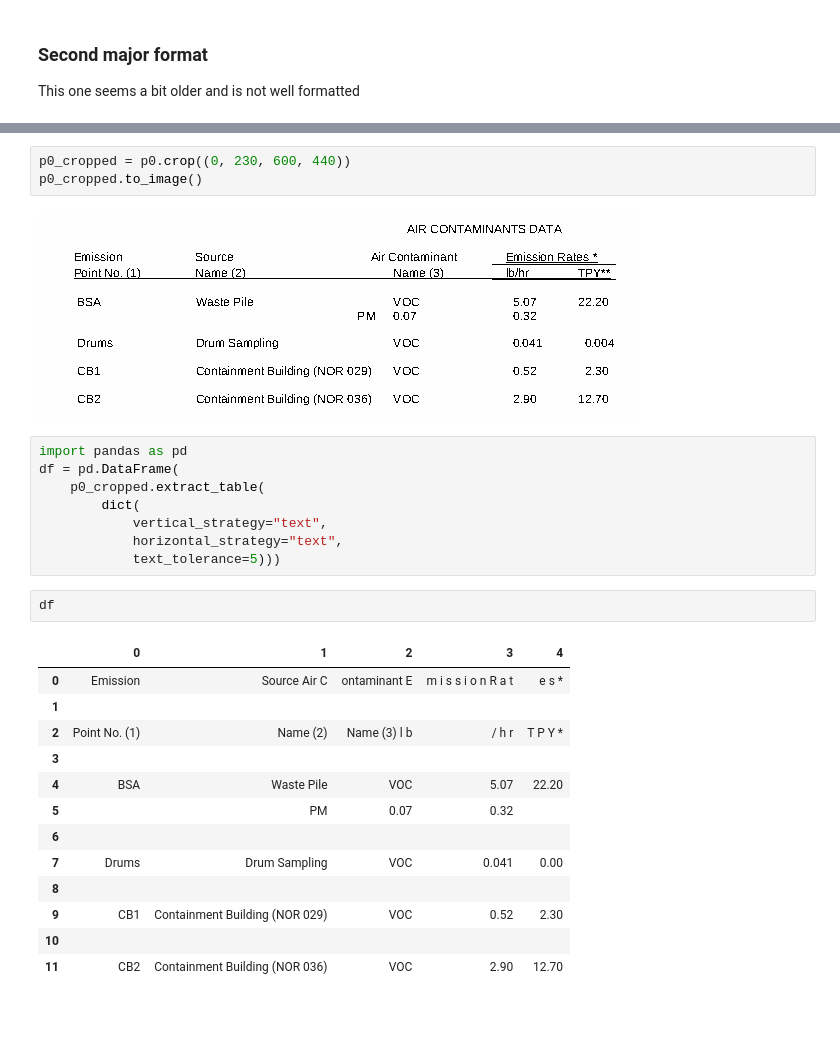
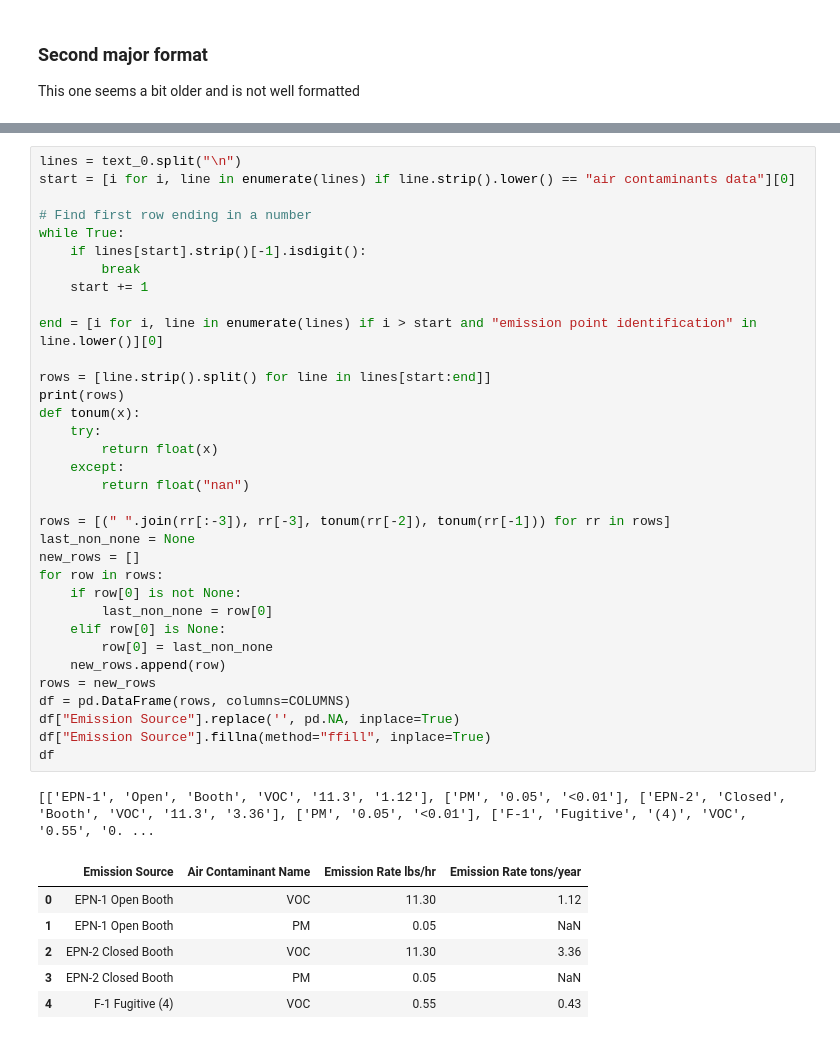
Before and after one commit to jrings/liberated_data, a Jupyter notebook: notebooks/pdf_plumbing.ipynb, the cells around one changed output, grey strips where cells are left out. Cells and saved outputs as stored; diff of their text form; blank space fills up the shorter version.

```diff
--- a/notebooks/pdf_plumbing.ipynb
+++ b/notebooks/pdf_plumbing.ipynb
@@ -67,29 +53,42 @@ im.draw_line(((0, 440), (600, 440)))
-# %%
-p0_cropped = p0.crop((0, 230, 600, 440))
-p0_cropped.to_image()
-# %% [output]
-[figure, removed]
-# %%
-import pandas as pd
-df = pd.DataFrame(
-    p0_cropped.extract_table(
-        dict(
-            vertical_strategy="text",
-            horizontal_strategy="text",
-            text_tolerance=5)))
-# %%
-df
-# %% [output]
-|  | 0 | 1 | 2 | 3 | 4 |
-| 0 | Emission | Source Air C | ontaminant E | m i s s i o n R a t | e s * |
-| 1 |  |  |  |  |  |
-| 2 | Point No. (1) | Name (2) | Name (3) l b | / h r | T P Y * |
-| 3 |  |  |  |  |  |
-| 4 | BSA | Waste Pile | VOC | 5.07 | 22.20 |
-| 5 |  | PM | 0.07 | 0.32 |  |
-| 6 |  |  |  |  |  |
-| 7 | Drums | Drum Sampling | VOC | 0.041 | 0.00 |
-| 8 |  |  |  |  |  |
-| 9 | CB1 | Containment Building (NOR 029) | VOC | 0.52 | 2.30 |
-| 10 |  |  |  |  |  |
-| 11 | CB2 | Containment Building (NOR 036) | VOC | 2.90 | 12.70 |
+# %%
+lines = text_0.split("\n")
+start = [i for i, line in enumerate(lines) if line.strip().lower() == "air contaminants data"][0]
+
+# Find first row ending in a number
+while True:
+    if lines[start].strip()[-1].isdigit():
+        break
+    start += 1
+
+end = [i for i, line in enumerate(lines) if i > start and "emission point identification" in line.lower()][0]
+
+rows = [line.strip().split() for line in lines[start:end]]
+print(rows)
+def tonum(x):
+    try:
+        return float(x)
+    except:
+        return float("nan")
+
+rows = [(" ".join(rr[:-3]), rr[-3], tonum(rr[-2]), tonum(rr[-1])) for rr in rows]
+last_non_none = None
+new_rows = []
+for row in rows:
+    if row[0] is not None:
+        last_non_none = row[0]
+    elif row[0] is None:
+        row[0] = last_non_none
+    new_rows.append(row)
+rows = new_rows
+df = pd.DataFrame(rows, columns=COLUMNS)
+df["Emission Source"].replace('', pd.NA, inplace=True)
+df["Emission Source"].fillna(method="ffill", inplace=True)
+df
+# %% [output]
+[['EPN-1', 'Open', 'Booth', 'VOC', '11.3', '1.12'], ['PM', '0.05', '<0.01'], ['EPN-2', 'Closed', 'Booth', 'VOC', '11.3', '3.36'], ['PM', '0.05', '<0.01'], ['F-1', 'Fugitive', '(4)', 'VOC', '0.55', '0. ...
+|  | Emission Source | Air Contaminant Name | Emission Rate lbs/hr | Emission Rate tons/year |
+| 0 | EPN-1 Open Booth | VOC | 11.30 | 1.12 |
+| 1 | EPN-1 Open Booth | PM | 0.05 | NaN |
+| 2 | EPN-2 Closed Booth | VOC | 11.30 | 3.36 |
+| 3 | EPN-2 Closed Booth | PM | 0.05 | NaN |
+| 4 | F-1 Fugitive (4) | VOC | 0.55 | 0.43 |
```
Also changed, not shown: parts of 8 cells of this notebook, 2 other files.
